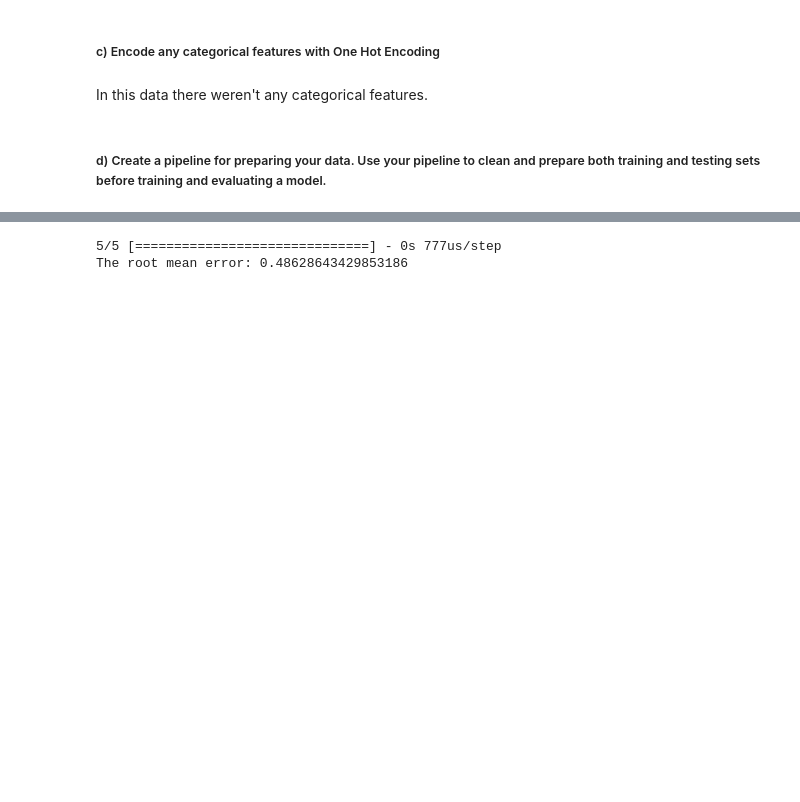
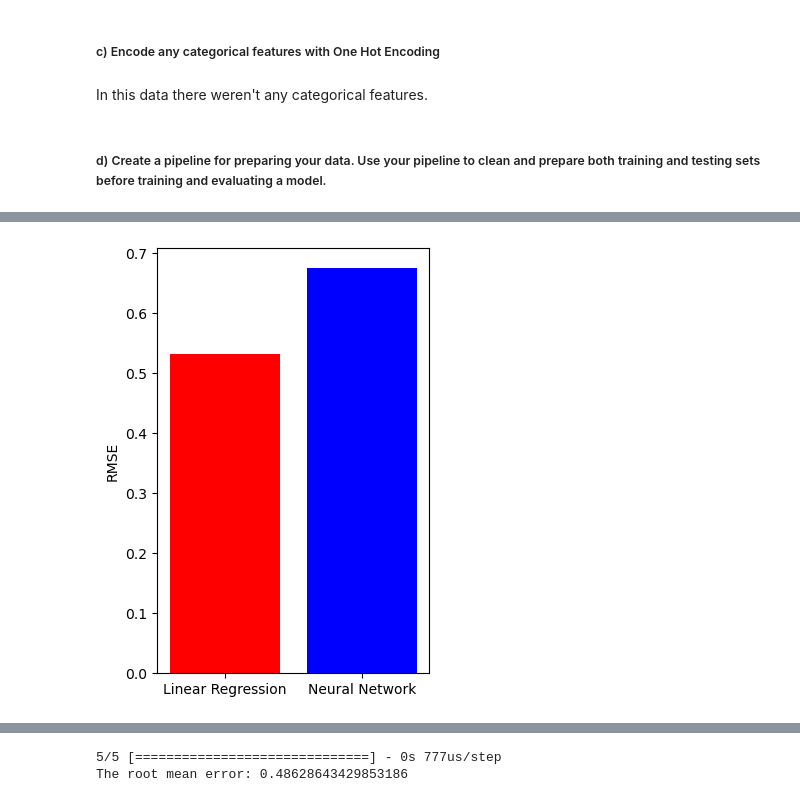
Before and after one commit to jordansar/HW4-Final-MachineLearning, a Jupyter notebook: HW4-Artificial Neural Network.ipynb, the cells around one changed output, grey strips where cells are left out. Saved outputs shown, nothing was run; the diff lists cells and outputs as text; code cells hidden in the pictures; blank space fills up the shorter version.

```diff
--- a/HW4-Artificial Neural Network.ipynb
+++ b/HW4-Artificial Neural Network.ipynb
@@ -247,5 +243,4 @@ model = tf.keras.models.Sequential([
 # %%
-model.compile(
+model2.compile(
     loss='mean_squared_error',
-    optimizer=tf.keras.optimizers.legacy.Adam(0.001)
-)
+    optimizer=tf.keras.optimizers.legacy.Adam(0.001))
@@ -251,0 +258,17 @@ model.compile(
+# %%
+#Neural-Network
+
+# Compile the neural network model
+model2.compile(optimizer='adam', loss='mean_squared_error')
+model2.compile(loss='mean_squared_error', optimizer=tf.keras.optimizers.legacy.Adam(0.001))
+
+# Train the neural network model on the entire training dataset
+model2.fit(X_train_transformed, y_train, epochs=15, batch_size=200)
+
+# Predict on the training set
+y_pred2 = model2.predict(X_train_transformed)
+
+# Evaluate the neural network model on the training set
+mse2 = mean_squared_error(y_train, y_pred2)
+rmse2 = np.sqrt(mse2)
+print(f'Neural Network - Root Mean Squared Error on Training Set: {rmse2:.2f}')
@@ -251,0 +303,7 @@ model.compile(
+# %%
+y_pred1_test = model1.predict(x_test)
+
+# Evaluate the linear regression model on the test set
+mse1_test = mean_squared_error(y_test, y_pred1_test)
+rmse1_test = np.sqrt(mse1_test)
+print(f'Linear Regression - Root Mean Squared Error on Test Set: {rmse1_test:.2f}')
@@ -251,0 +312,8 @@ model.compile(
+# %%
+# Predict on the test set
+y_pred2_test = model2.predict(X_test_transformed)
+
+# Evaluate the neural network model on the test set
+mse2_test = mean_squared_error(y_test, y_pred2_test)
+rmse2_test = np.sqrt(mse2_test)
+print(f'Neural Network - Root Mean Squared Error on Test Set: {rmse2_test:.2f}')
@@ -251,0 +323,9 @@ model.compile(
+# %%
+plt.subplot(1, 2, 2)  # Subplot for RMSE
+plt.bar(['Linear Regression', 'Neural Network'], [rmse1_test, rmse2_test], color=['r', 'b'])
+plt.ylabel('RMSE')
+
+plt.tight_layout()
+plt.show()
+# %% [output]
+[figure, added]
```
Also changed, not shown: parts of 20 cells of this notebook.
